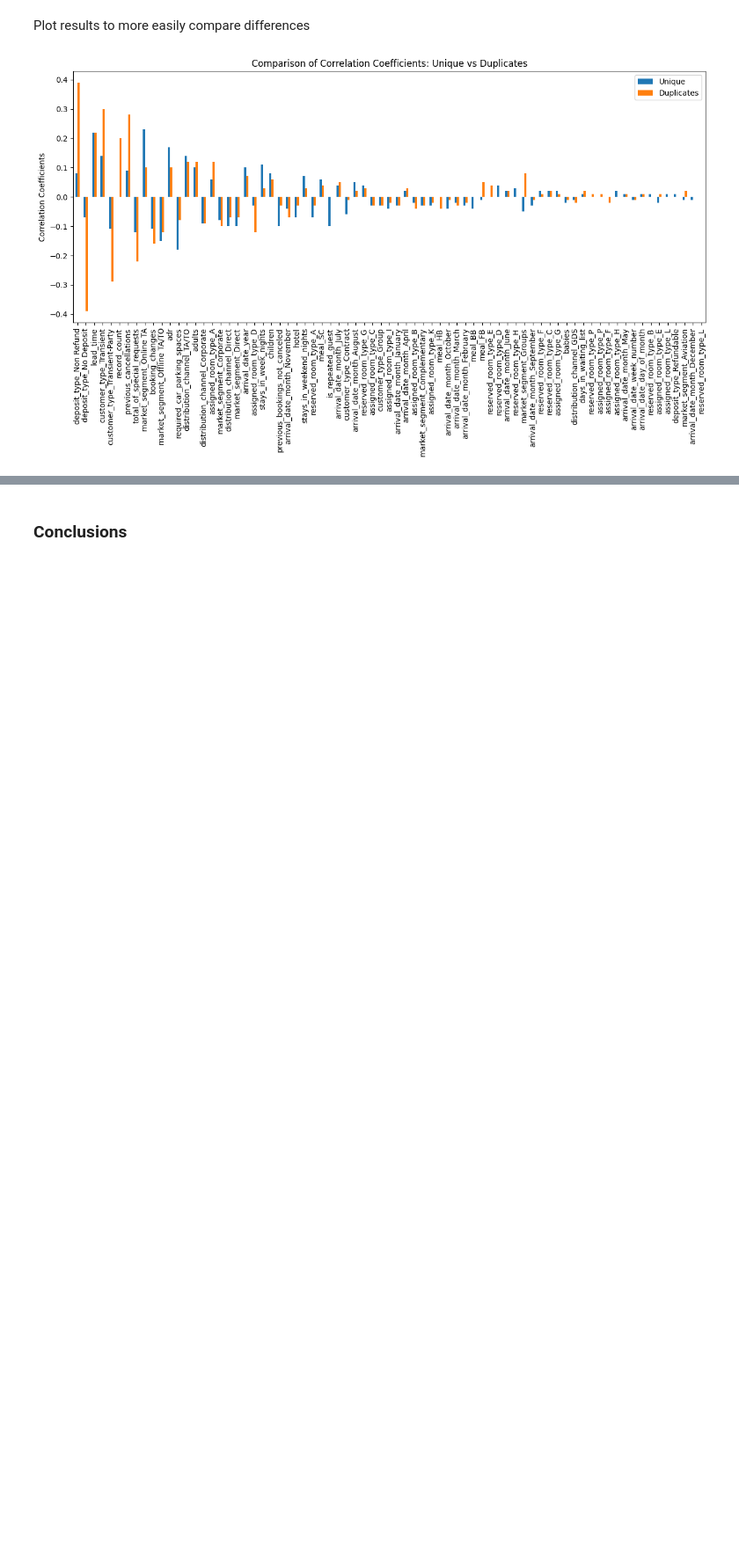
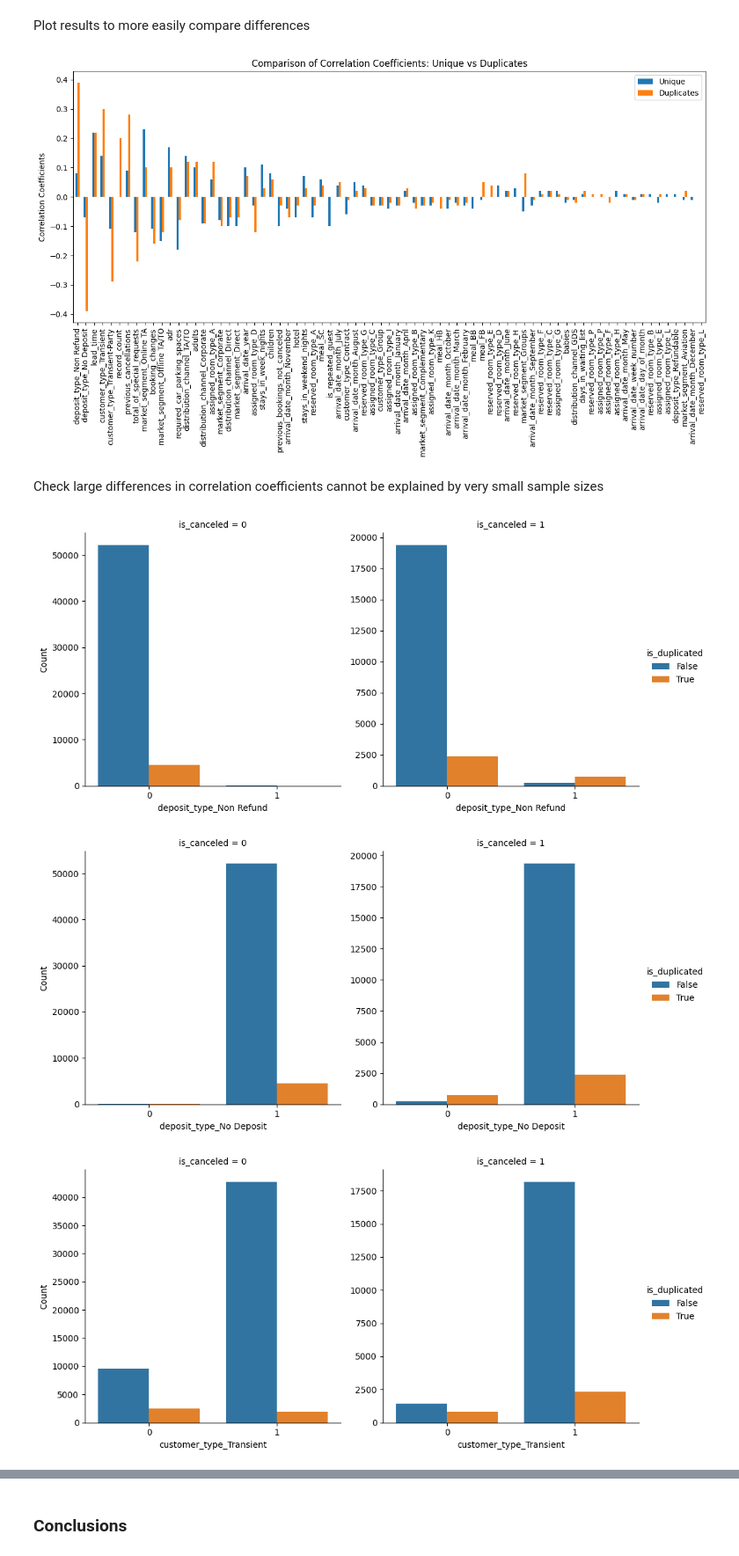
Before and after one commit to lowrycode/hotel-bookings, a Jupyter notebook: jupyter_notebooks/03_cancellations_analysis.ipynb, the cells around one changed output, grey strips where cells are left out. Shown at 88% size. Cells and saved outputs as stored; diff of their text form; code cells hidden in the pictures; blank space fills up the shorter version.

Commit message:
Add comparison of sample sizes to Correlation Analysis to check reliability of conclusions

```diff
--- a/jupyter_notebooks/03_cancellations_analysis.ipynb
+++ b/jupyter_notebooks/03_cancellations_analysis.ipynb
@@ -273,6 +273,12 @@ def plot_corr_comparisons(summary, col_headings, figsize=(15,6)):
     )
     plt.ylabel("Correlation Coefficients")
     plt.show()
+
+def compare_sample_sizes(df, cols, subset_by, target):
+    for col in cols:
+        counts = df.groupby([subset_by, col, target]).size().reset_index(name="Count")
+        sns.catplot(counts, x=col, y="Count", hue=subset_by, col=target, kind="bar",sharey=False)
+        plt.show()
 # %% [markdown]
 ## 1. All Records
 # %% [markdown]
@@ -357,3 +363,14 @@ Plot results to more easily compare differences
 plot_corr_comparisons(summary, col_headings)
 # %% [output]
 [figure]
+# %% [markdown]
+Check large differences in correlation coefficients cannot be explained by very small sample sizes
+# %%
+df_diff = df_corr.copy()
+df_diff['is_duplicated'] = df_diff['record_count'] > 1
+high_diff_features = summary[abs(summary['Diff']) > 0.08].index.to_list()
+compare_sample_sizes(df_diff, high_diff_features, 'is_duplicated', target)
+# %% [output]
+[figure, added]
+[figure, added]
+[figure, added]
```
Also changed, not shown: parts of 9 cells of this notebook.
